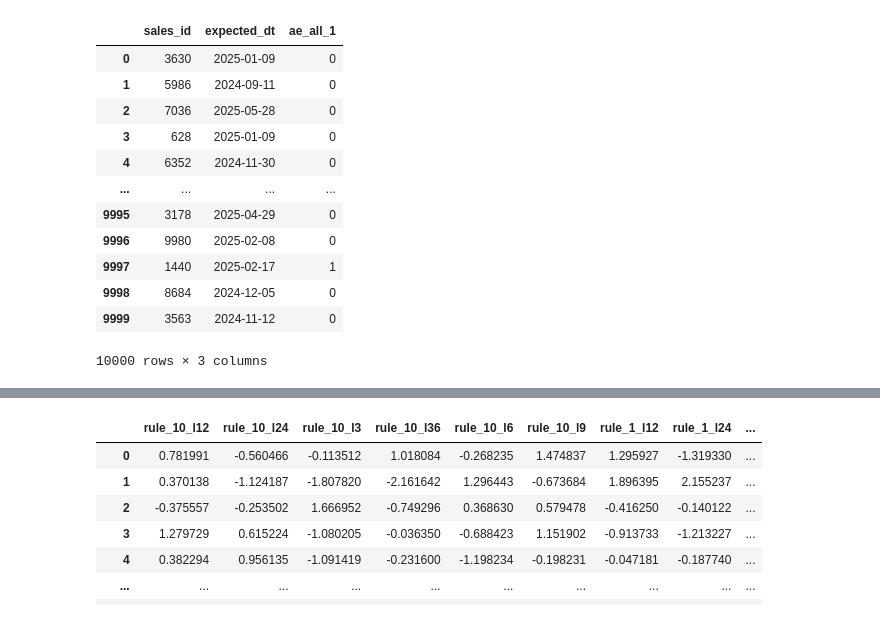
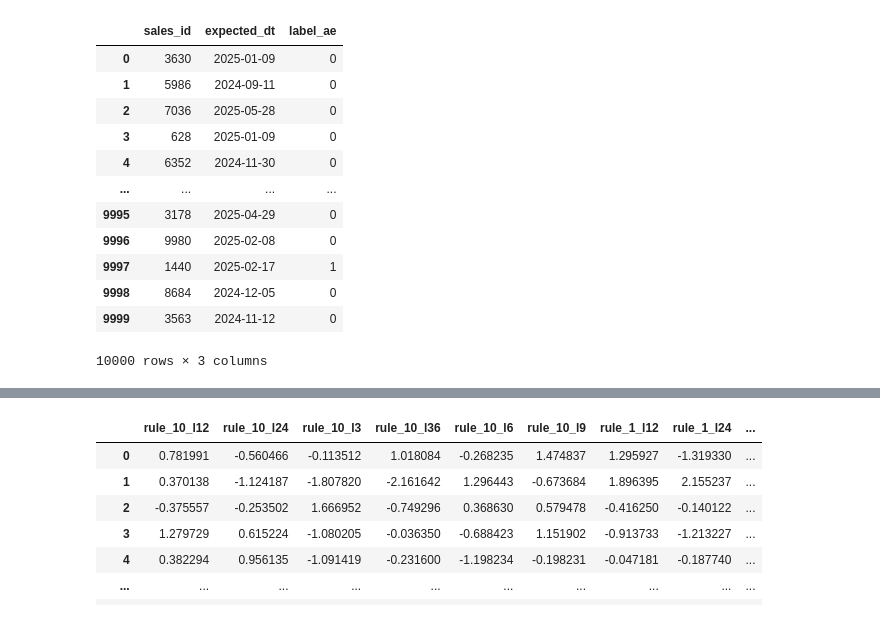
Before and after one commit to lidv94/anomaly-detection, a Jupyter notebook: surrogate_model.ipynb, the cells around one changed output, grey strips where cells are left out. Saved outputs shown, nothing was run; the diff lists cells and outputs as text; code cells hidden in the pictures.

```diff
--- a/surrogate_model.ipynb
+++ b/surrogate_model.ipynb
@@ -8,8 +12,8 @@ import matplotlib.pyplot as plt
 # %%
-pred_result = pd.read_csv('data/result_all_df.csv')
-pred_result
+all_pred_result = pd.read_csv('data/result_label_all_df.csv')
+all_pred_result
 # %% [output]
-|  | sales_id | expected_dt | ae_all_1 |
+|  | sales_id | expected_dt | label_ae |
 | 0 | 3630 | 2025-01-09 | 0 |
 | 1 | 5986 | 2024-09-11 | 0 |
 | 2 | 7036 | 2025-05-28 | 0 |
```
Also changed, not shown: parts of 18 cells of this notebook, 13 other files.
